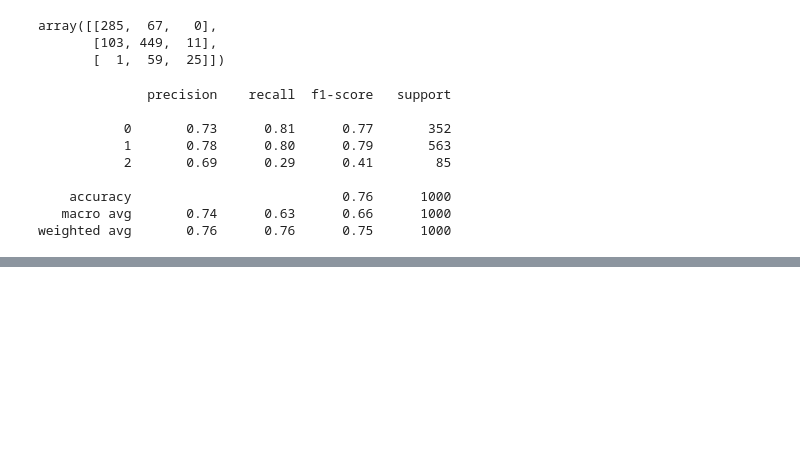
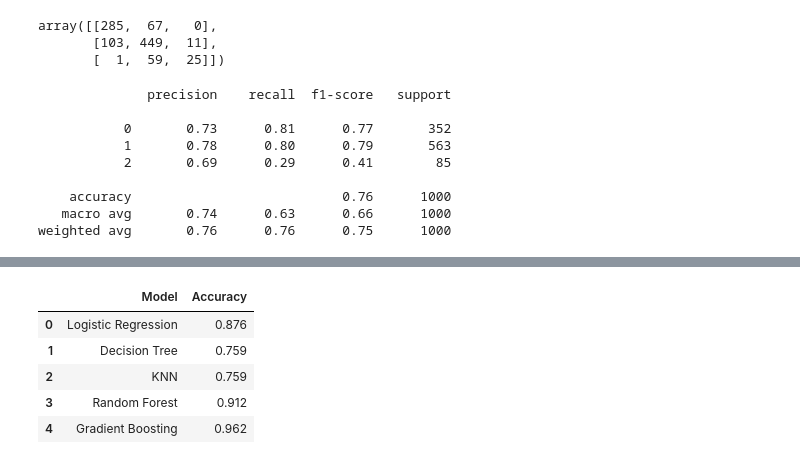
Before and after one commit to KanikTyagi111/2nd_year_mini_project, a Jupyter notebook: life_insurance_ml_model.ipynb, the cells around one changed output, grey strips where cells are left out. Saved outputs shown, nothing was run; the diff lists cells and outputs as text; code cells hidden in the pictures; blank space fills up the shorter version.

```diff
--- a/life_insurance_ml_model.ipynb
+++ b/life_insurance_ml_model.ipynb
@@ -408,0 +448,6 @@ weighted avg       0.76      0.76      0.75      1000
+# %%
+from sklearn.ensemble import GradientBoostingClassifier
+
+model_GB = GradientBoostingClassifier(random_state=42)
+# %%
+model_GB.fit(X_train,y_train)
@@ -408,0 +456,6 @@ weighted avg       0.76      0.76      0.75      1000
+# %%
+y_pred_GB = model_GB.predict(X_test)
+# %%
+from sklearn.metrics import accuracy_score, confusion_matrix, classification_report
+
+accuracy_GB = accuracy_score(y_test, y_pred_GB)
@@ -408,0 +480,36 @@ weighted avg       0.76      0.76      0.75      1000
+# %%
+results = {
+    'Model': [
+        'Logistic Regression',
+        'Decision Tree',
+        'KNN',
+        'Random Forest',
+        'Gradient Boosting'
+    ],
+    'Accuracy': [
+        accuracy_LR,
+        accuracy_DT,
+        accuracy_KNN,
+        accuracy_RF,
+        accuracy_GB
+
+    # ],
+    # 'F1 Score': [
+    #     f1_LR,
+    #     f1_DT,
+    #     f1_KNN,
+    #     f1_RF,
+    #     f1_GB
+    ]
+}
+
+results_df = pd.DataFrame(results)
+
+results_df
+# %% [output]
+|  | Model | Accuracy |
+| 0 | Logistic Regression | 0.876 |
+| 1 | Decision Tree | 0.759 |
+| 2 | KNN | 0.759 |
+| 3 | Random Forest | 0.912 |
+| 4 | Gradient Boosting | 0.962 |
```
Also changed, not shown: parts of 17 cells of this notebook.
